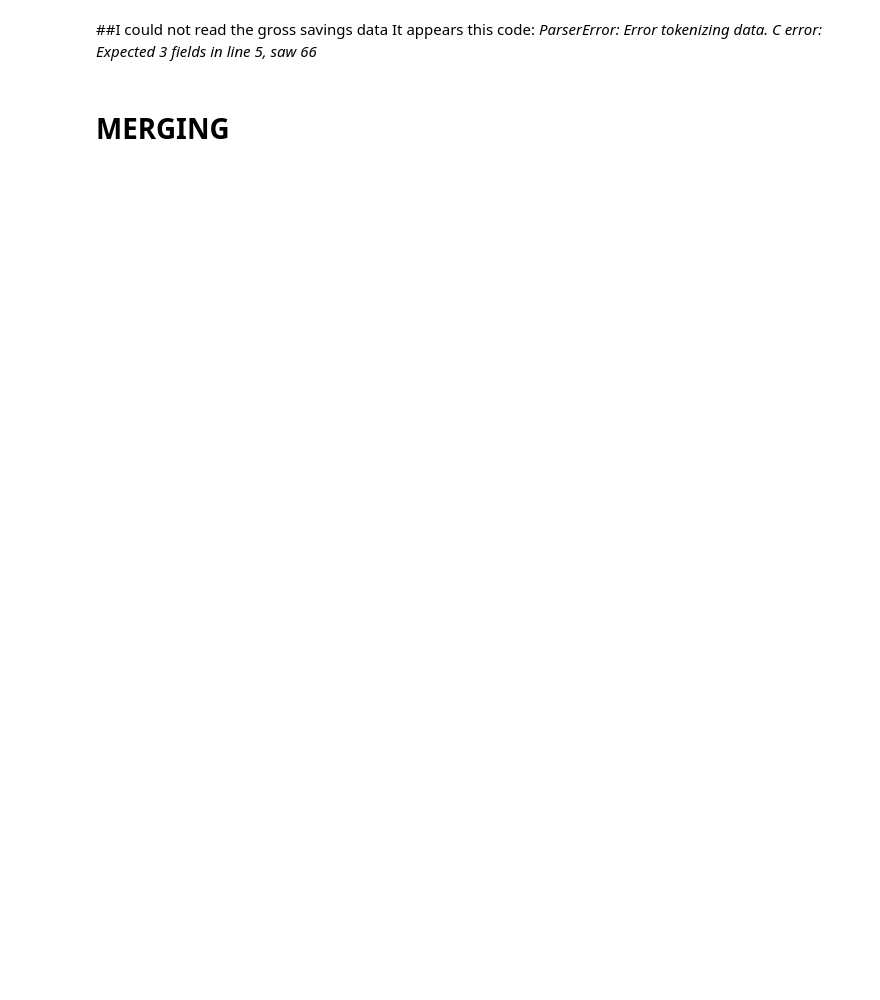
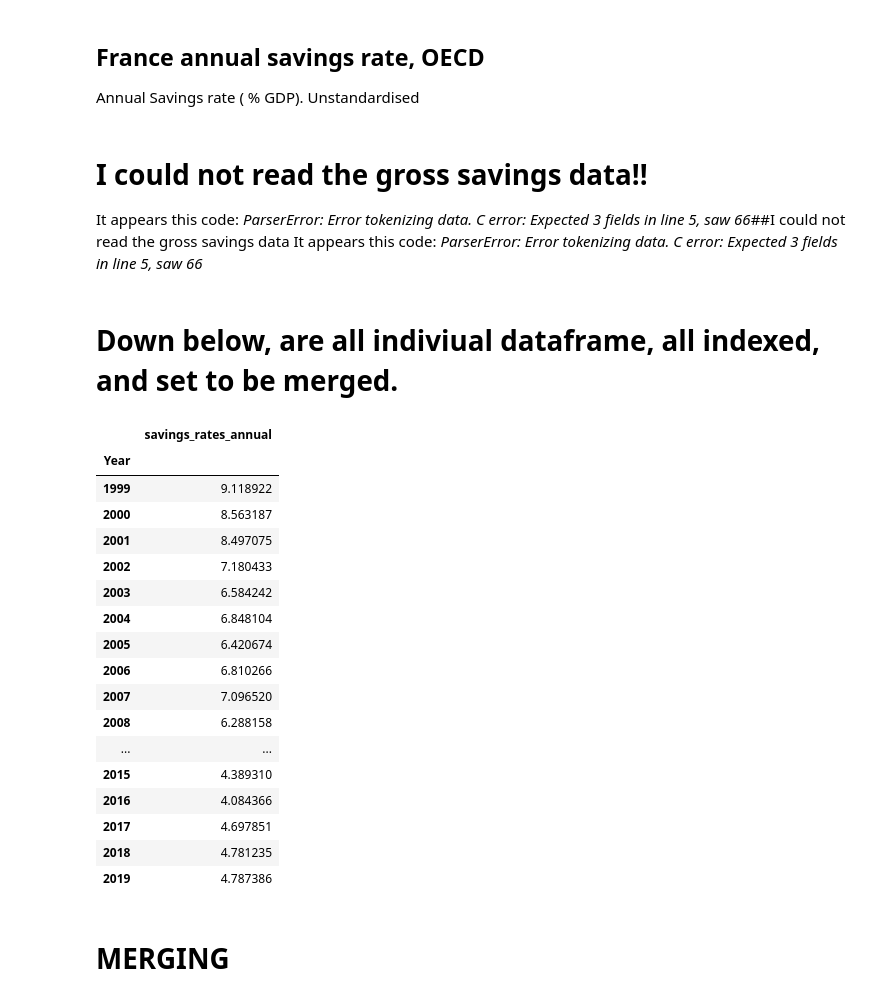
Before and after one commit to max1m1l1anG/Macro2_CompAsignment2_France, a Jupyter notebook: france_jupyter_matplotlib.ipynb, the cells around one changed output. Saved outputs shown, nothing was run; the diff lists cells and outputs as text; code cells hidden in the pictures; blank space fills up the shorter version.

```diff
--- a/france_jupyter_matplotlib.ipynb
+++ b/france_jupyter_matplotlib.ipynb
@@ -73,0 +95,12 @@ france_savings_rate_annual_oecd= france_savings_rate_annual_oecd.set_index('Year
+# %%
+ ## Frnace Quarterly interest rates, OECD
+interest_rates_quarterly=  pd.read_csv('sourcecode\OECD_interest_rates_france_quarterly.csv')
+### Selecting,  renaming, and indexing columns
+interest_rates_quarterly =  interest_rates_quarterly.loc[:, ['TIME', 'Value']]
+# Renaming the columns
+interest_rates_quarterly.columns= ['Year', 'interest_rates_quarterly']
+# Indexing
+interest_rates_quarterly= interest_rates_quarterly.set_index('Year')
+# %% [markdown]
+## France annual savings rate, OECD
+Annual Savings rate ( %  GDP). Unstandardised
@@ -74,3 +117,4 @@ france_savings_rate_annual_oecd= france_savings_rate_annual_oecd.set_index('Year
 # %% [markdown]
-##I could not read the gross savings data
+# I could not read the gross savings data!!
+It appears this code: *ParserError: Error tokenizing data. C error: Expected 3 fields in line 5, saw 66*##I could not read the gross savings data
 It appears this code: *ParserError: Error tokenizing data. C error: Expected 3 fields in line 5, saw 66*
@@ -80,20 +121,41 @@ france_gross_saving_annual_wb =  pd.read_csv('sourcecode\WorldBank_GrossSavings_
+# %% [markdown]
+# Down below, are all indiviual dataframe, all indexed, and set to be merged.
 # %%
 # A clear view of the dataframes
 ##They are cleaned, with date as their index
 # Quarterly
-france_bop_qurarterly_fred
+bop_qurarterly
 
-france_gdp_quarterly_fred
+gdp_quarterly
 
-france_investments_quarterly_fred
+investments_quarterly
 
-eur_us_quarterly_fred
-france_interest_rates_quarterly_oecd
+eur_us_quarterly
+interest_rates_quarterly
 # Annual
-gov_debt_annual_oecd
+gov_debt_annual
 
-france_interest_rates_annual_oecd
-france_savings_rate_annual_oecd
+interest_rates_annual
+savings_rate_annual
+# %% [output]
+|  | savings_rates_annual |
+| Year |  |
+| 1999 | 9.118922 |
+| 2000 | 8.563187 |
+| 2001 | 8.497075 |
+| 2002 | 7.180433 |
+| 2003 | 6.584242 |
+| 2004 | 6.848104 |
+| 2005 | 6.420674 |
+| 2006 | 6.810266 |
+| 2007 | 7.096520 |
+| 2008 | 6.288158 |
+| ... | ... |
+| 2015 | 4.389310 |
+| 2016 | 4.084366 |
+| 2017 | 4.697851 |
+| 2018 | 4.781235 |
+| 2019 | 4.787386 |
 # %% [markdown]
 # MERGING
 # %%
```
Also changed, not shown: parts of 24 cells of this notebook.
